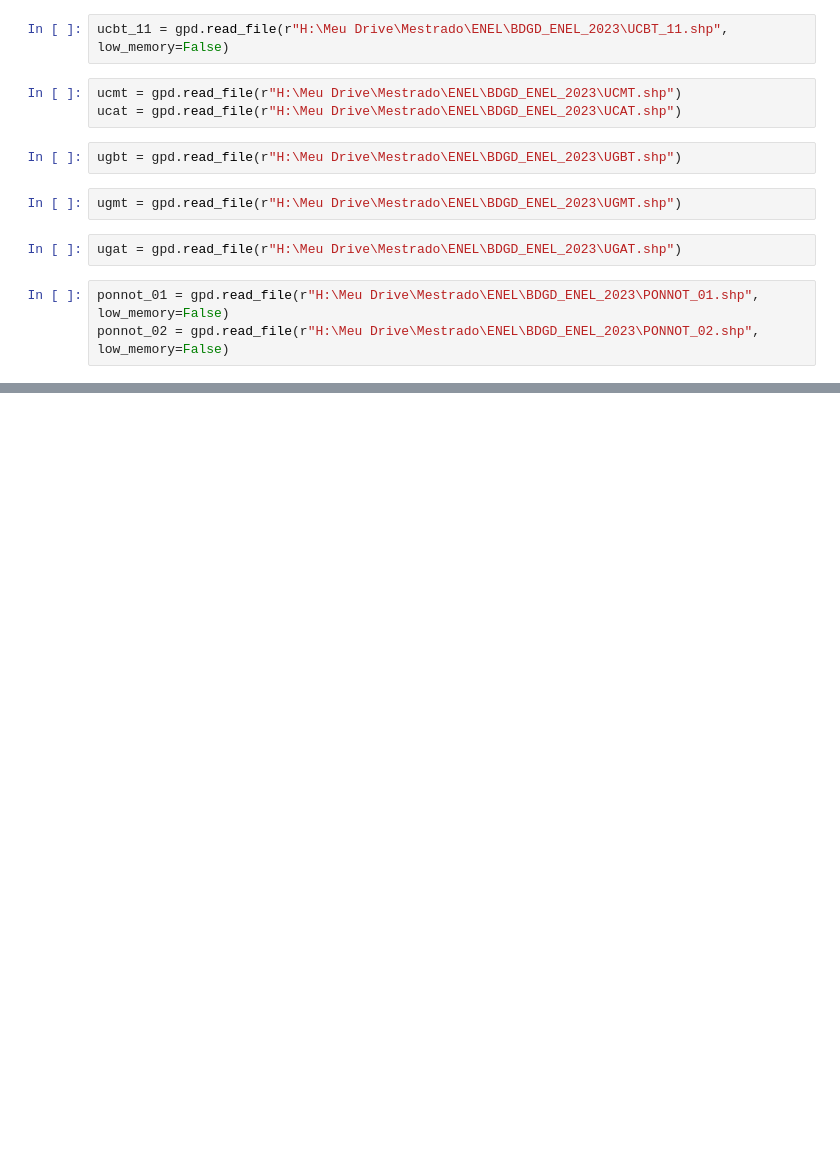
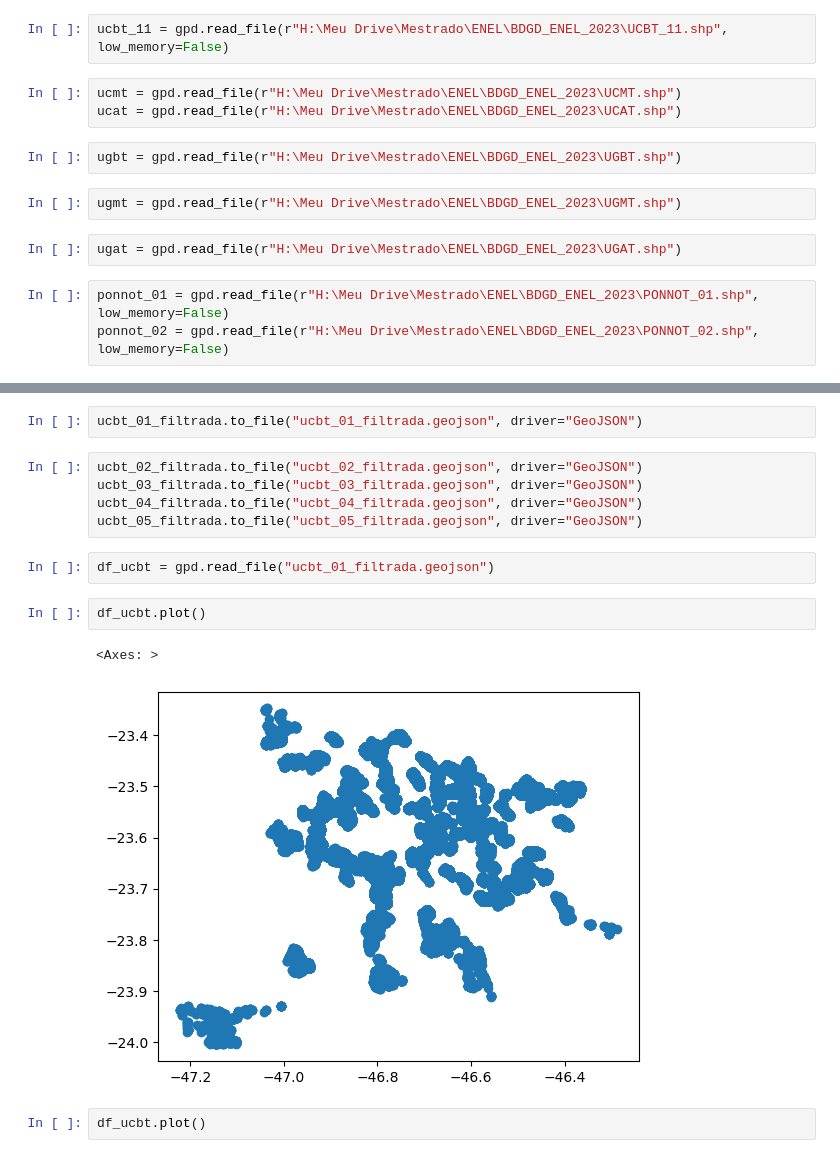
Before and after one commit to joaovalves1104/CEAMAZON-ENEL, a Jupyter notebook: analise_bdgd_2023.ipynb, the cells around one changed output, grey strips where cells are left out. Drawn from its saved outputs; the diff is of its cells as text; blank space fills up the shorter version.

```diff
--- a/analise_bdgd_2023.ipynb
+++ b/analise_bdgd_2023.ipynb
@@ -40,0 +90,16 @@ ponnot_02 = gpd.read_file(r"H:\Meu Drive\Mestrado\ENEL\BDGD_ENEL_2023\PONNOT_02.
+# %%
+ucbt_01_filtrada.to_file("ucbt_01_filtrada.geojson", driver="GeoJSON")
+# %%
+ucbt_02_filtrada.to_file("ucbt_02_filtrada.geojson", driver="GeoJSON")
+ucbt_03_filtrada.to_file("ucbt_03_filtrada.geojson", driver="GeoJSON")
+ucbt_04_filtrada.to_file("ucbt_04_filtrada.geojson", driver="GeoJSON")
+ucbt_05_filtrada.to_file("ucbt_05_filtrada.geojson", driver="GeoJSON")
+# %%
+df_ucbt = gpd.read_file("ucbt_01_filtrada.geojson")
+# %%
+df_ucbt.plot()
+# %% [output]
+<Axes: >
+[figure, added]
+# %%
+df_ucbt.plot()
```
Also changed, not shown: parts of 8 cells of this notebook, 7 other files.
